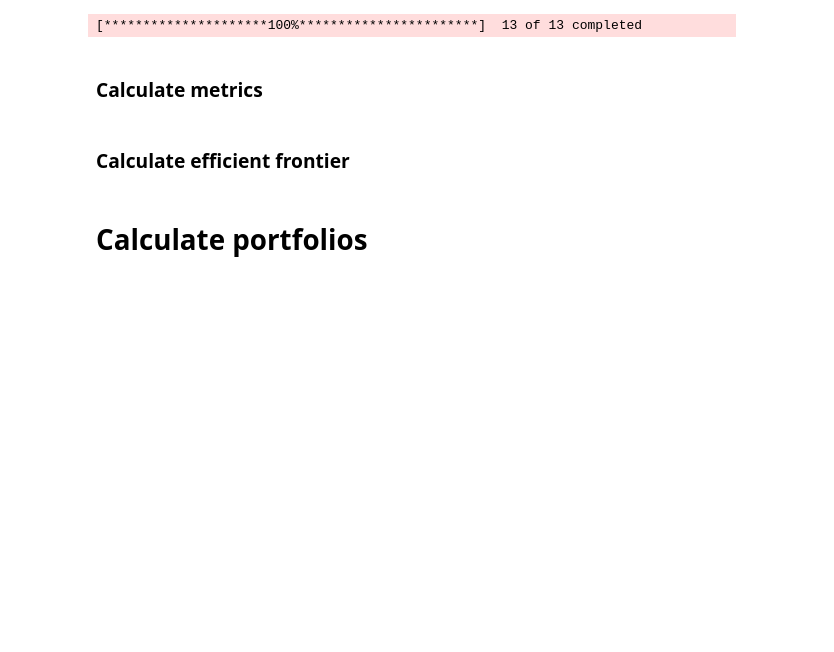
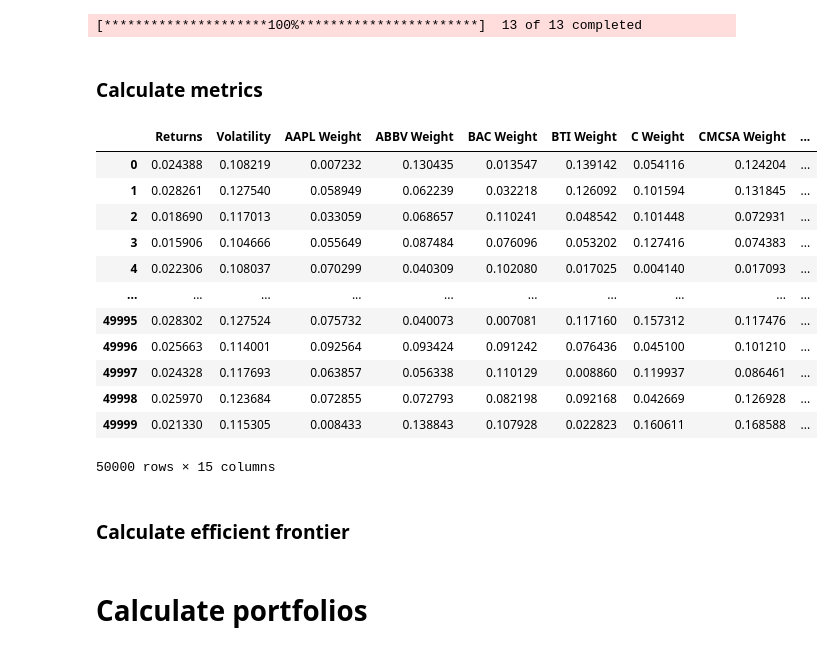
Before and after one commit to EgorTglhf/invest-portfolio-analysis, a Jupyter notebook: invest-portfolio-analysis-cvxopt.ipynb, the cells around one changed output. Saved outputs shown, nothing was run; the diff lists cells and outputs as text; code cells hidden in the pictures; blank space fills up the shorter version.

Commit message:
analysis custom portfolio by generating random portfolios and choosing max sharpe ratio

```diff
--- a/invest-portfolio-analysis-cvxopt.ipynb
+++ b/invest-portfolio-analysis-cvxopt.ipynb
@@ -52,6 +51,22 @@ expected_returns = returns_quarterly.mean()
 cov_quarterly = returns_quarterly.cov()
 # Find a set of random portfolios
 random_portfolios = return_portfolios(expected_returns, cov_quarterly)
+# %%
+random_portfolios
+# %% [output]
+|  | Returns | Volatility | AAPL Weight | ABBV Weight | BAC Weight | BTI Weight | C Weight | CMCSA Weight | ... |
+| 0 | 0.024388 | 0.108219 | 0.007232 | 0.130435 | 0.013547 | 0.139142 | 0.054116 | 0.124204 | ... |
+| 1 | 0.028261 | 0.127540 | 0.058949 | 0.062239 | 0.032218 | 0.126092 | 0.101594 | 0.131845 | ... |
+| 2 | 0.018690 | 0.117013 | 0.033059 | 0.068657 | 0.110241 | 0.048542 | 0.101448 | 0.072931 | ... |
+| 3 | 0.015906 | 0.104666 | 0.055649 | 0.087484 | 0.076096 | 0.053202 | 0.127416 | 0.074383 | ... |
+| 4 | 0.022306 | 0.108037 | 0.070299 | 0.040309 | 0.102080 | 0.017025 | 0.004140 | 0.017093 | ... |
+| ... | ... | ... | ... | ... | ... | ... | ... | ... | ... |
+| 49995 | 0.028302 | 0.127524 | 0.075732 | 0.040073 | 0.007081 | 0.117160 | 0.157312 | 0.117476 | ... |
+| 49996 | 0.025663 | 0.114001 | 0.092564 | 0.093424 | 0.091242 | 0.076436 | 0.045100 | 0.101210 | ... |
+| 49997 | 0.024328 | 0.117693 | 0.063857 | 0.056338 | 0.110129 | 0.008860 | 0.119937 | 0.086461 | ... |
+| 49998 | 0.025970 | 0.123684 | 0.072855 | 0.072793 | 0.082198 | 0.092168 | 0.042669 | 0.126928 | ... |
+| 49999 | 0.021330 | 0.115305 | 0.008433 | 0.138843 | 0.107928 | 0.022823 | 0.160611 | 0.168588 | ... |
+50000 rows × 15 columns
 # %% [markdown]
 ### Calculate efficient frontier
 # %%
```
Also changed, not shown: parts of 9 cells of this notebook, 2 other files.
